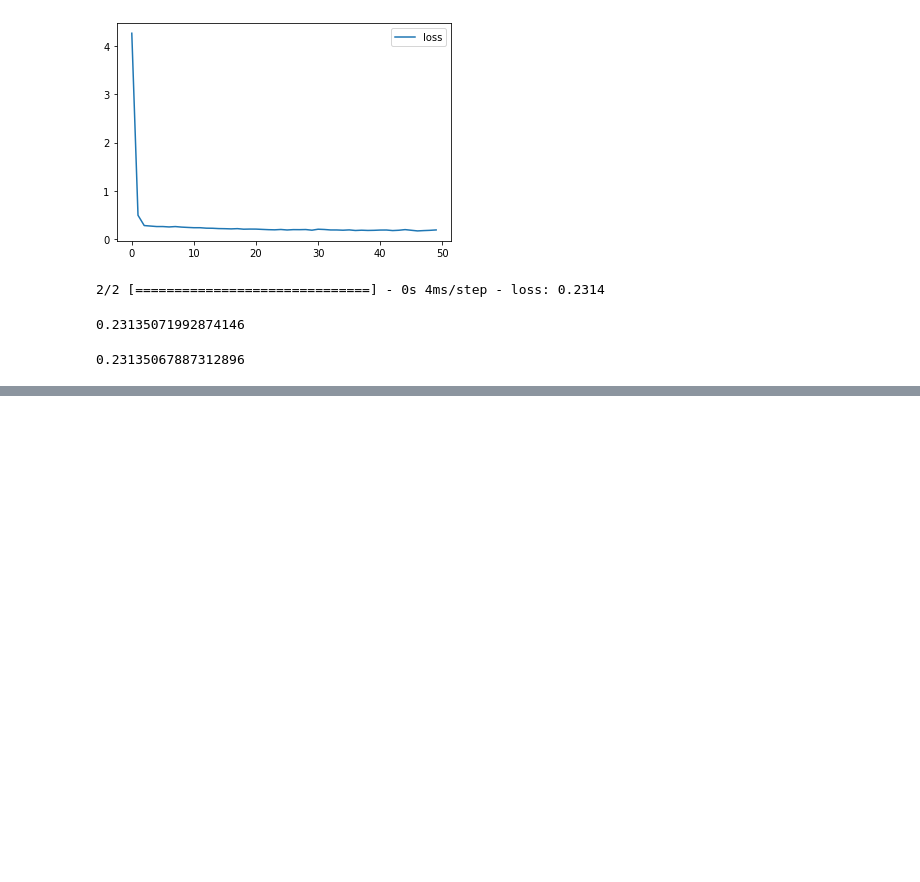
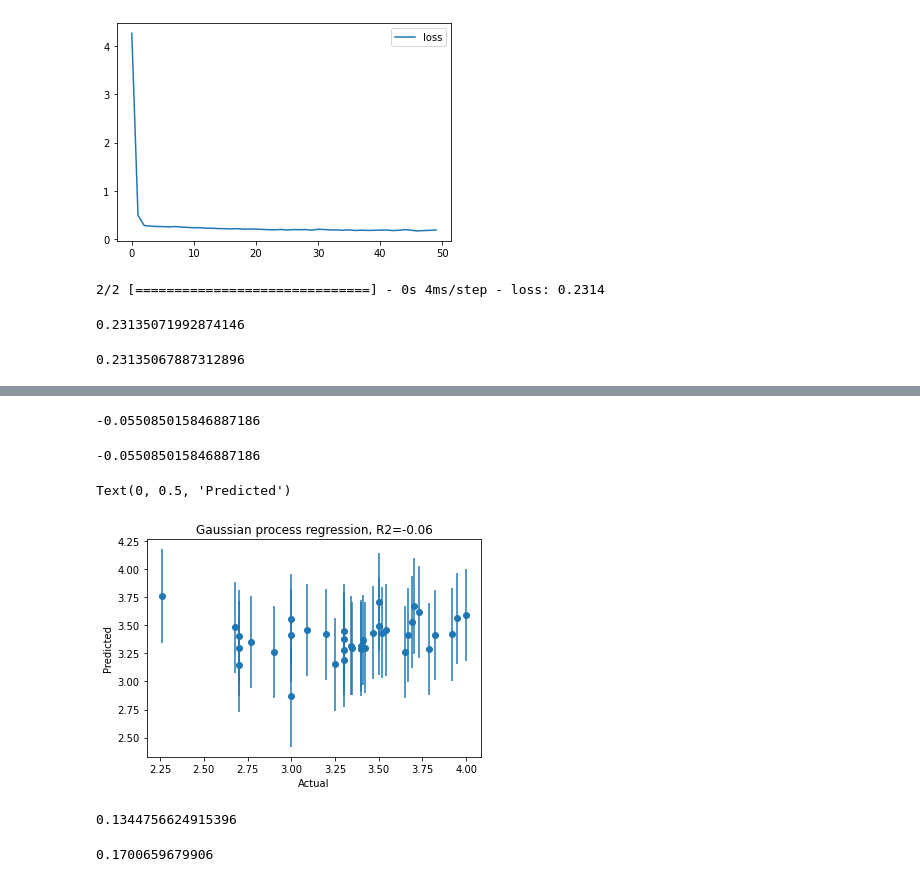
Before and after one commit to ayanoglu/OrtalamaTahmin, a Jupyter notebook: REDGPAmain.ipynb, the cells around one changed output, grey strips where cells are left out. Drawn from its saved outputs; the diff is of its cells as text; code cells hidden in the pictures; blank space fills up the shorter version.

```diff
--- a/REDGPAmain.ipynb
+++ b/REDGPAmain.ipynb
@@ -449,0 +498,10 @@ fig.show()
+# %%
+#train_Input, val_Input, test_input = np.split(DF2, [int(.6 * len(DF2)), int(.8 * len(DF2))])
+train_Input, test_input = np.split(DF2, [int(.8 * len(DF2))])
+
+X_train_Input = train_Input.iloc[:,:-1]
+y_train= train_Input.iloc[:,-1]
+# X_val_Input = val_Input.iloc[:,:-1]
+# y_val= val_Input.iloc[:,-1]
+X_test_Input = test_input.iloc[:,:-1]
+y_test= test_input.iloc[:,-1]
@@ -449,0 +528,58 @@ fig.show()
+# %%
+# RBF: Radial-basis function kernel (aka squared-exponential kernel)
+#      Length Scale ; A vector with the same number of dimensions as the inputs X (anisotropic variant of the kernel)
+# WhiteKernel: Adds noise to the Kernel
+# ConstantKernel: Adding a constant kernel is equivalent to adding a constant.
+
+kernel = ConstantKernel(1.0) + ConstantKernel(1.0) * RBF(length_scale = 41)  + WhiteKernel(5)
+
+# kernel2 = ConstantKernel(1.0) + ConstantKernel(1.0) * 1.0 * Matern(length_scale=1.0, nu=1.5) + WhiteKernel(5)
+ # The parameter nu controlling the smoothness of the learned function.
+ # The smaller nu, the less smooth the approximated function is.For nu=inf, the kernel becomes equivalent to the RBF kernel
+ # and for nu=0.5 to the absolute exponential kernel. Important intermediate values are nu=1.5 (once differentiable functions)
+ # and nu=2.5 (twice differentiable functions). Note that values of nu not in [0.5, 1.5, 2.5, inf] incur a considerably higher computational cost
+ # (appr. 10 times higher) since they require to evaluate the modified Bessel function.
+ # Furthermore, in contrast to l, nu is kept fixed to its initial value and not optimized.
+
+#
+
+# n_restarts_optimizer: The number of restarts of the optimizer for finding the kernel's parameters which maximize the log-marginal likelihood.
+model = GaussianProcessRegressor(kernel=kernel, n_restarts_optimizer=1)
+model.fit(X_train_Input, y_train)
+y_pred_tr, y_pred_tr_std = model.predict(X_train_Input, return_std=True)
+y_pred_te, y_pred_te_std = model.predict(X_test_Input, return_std=True)
+# %%
+r2_score(y_test, y_pred_te)
+# r2_score: R^2 (coefficient of determination) regression score function.
+# An R2 of 0 means your regression is no better than taking the mean value,
+# i.e. you are not using any information from the other variables.
+# A Negative R2 means you are doing worse than the mean value. :))
+# %% [output]
+-0.055085015846887186
+# %%
+model.score(X_test_Input, y_test)
+# = ((y_true - y_pred)** 2).sum()  /  ((y_true - y_true.mean()) ** 2).sum()
+# Return the coefficient of determination of the prediction.
+# The coefficient of determination  is defined as
+# The best possible score is 1.0 and it can be negative (because the model can be arbitrarily worse).
+# A constant model that always predicts the expected value of y, disregarding the input features, would get a  score of 0.0.
+# %% [output]
+-0.055085015846887186
+# %%
+plt.figure()
+plt.errorbar(y_test, y_pred_te, yerr=y_pred_te_std, fmt='o')
+# r2_score: R^2 (coefficient of determination) regression score function.
+plt.title('Gaussian process regression, R2=%.2f' % r2_score(y_test, y_pred_te))
+plt.xlabel('Actual')
+plt.ylabel('Predicted')
+# %% [output]
+Text(0, 0.5, 'Predicted')
+[figure, added]
+# %%
+mean_squared_error(y_train, y_pred_tr)
+# %% [output]
+0.1344756624915396
+# %%
+mean_squared_error(y_test, y_pred_te)
+# %% [output]
+0.1700659679906
```
Also changed, not shown: parts of 28 cells of this notebook.
